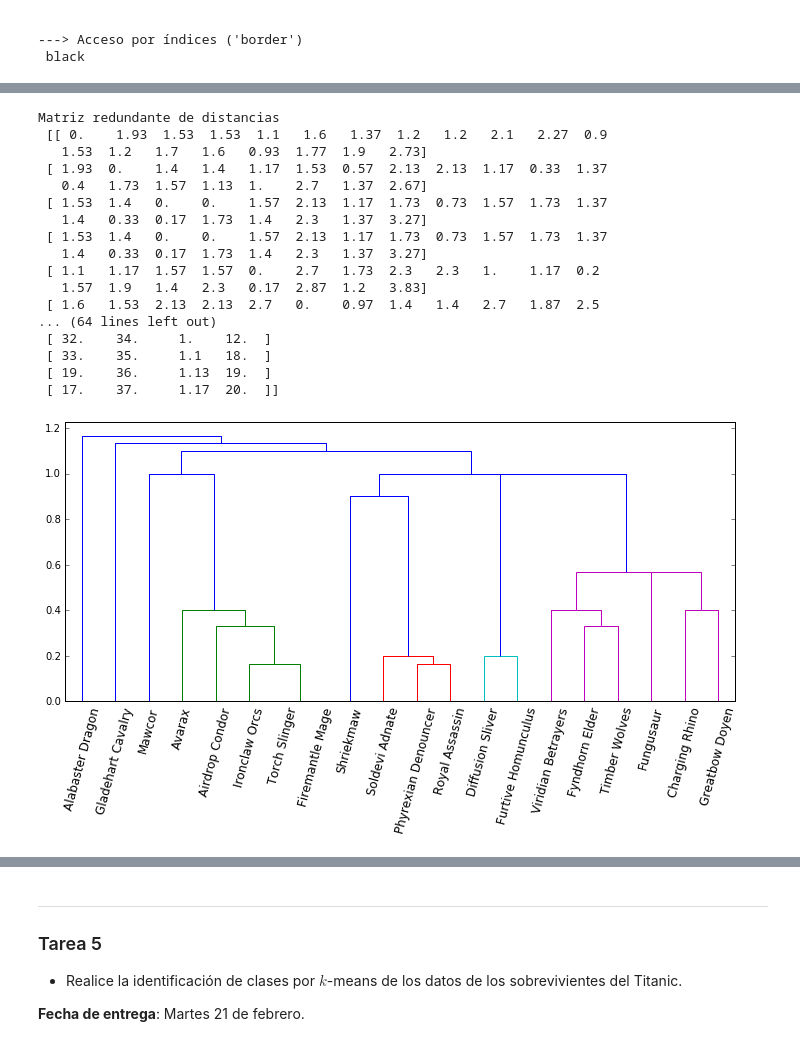
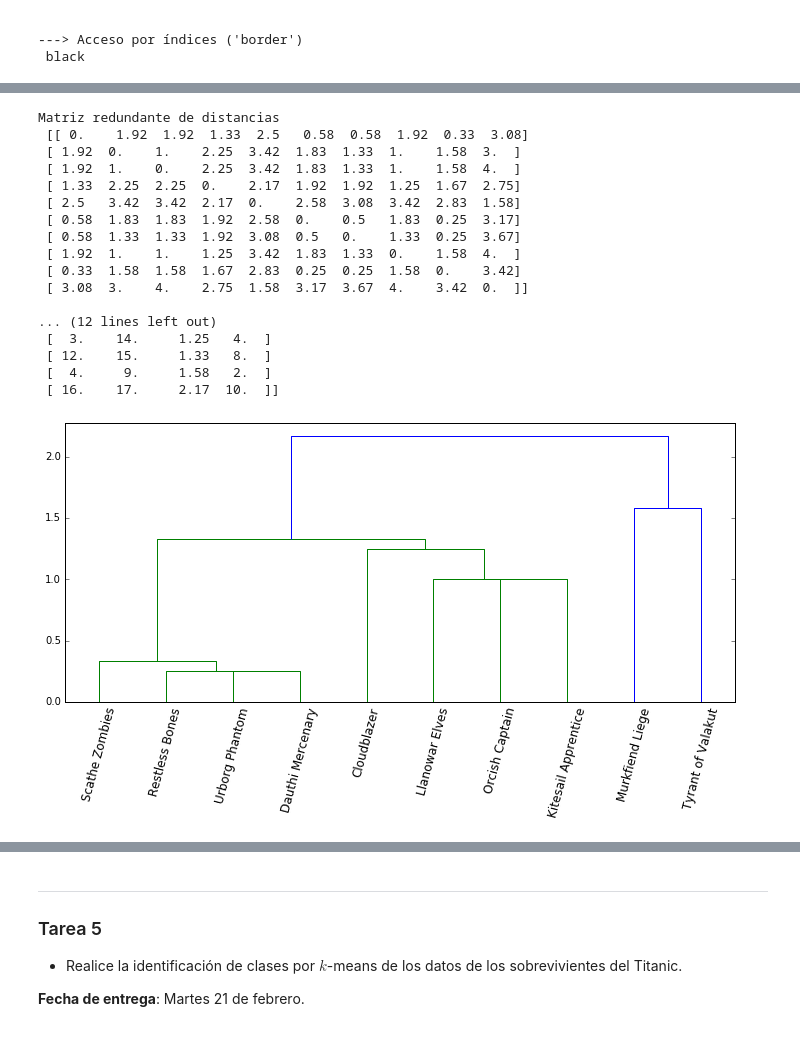
Before and after one commit to rsotoc/pattern-recognition, a Jupyter notebook: Clustering III.ipynb, the cells around one changed output, grey strips where cells are left out. Cells and saved outputs as stored; diff of their text form; code cells hidden in the pictures.

```diff
--- a/Clustering III.ipynb
+++ b/Clustering III.ipynb
@@ -1500,19 +1500,20 @@ for col in raw.columns.values:
     mtg.append(release)
 mtg = pd.concat(mtg)
 
-#Elimnar datos con valores nulos y tomar una muestra
-mtg = mtg.dropna().sample(20)
-
 #Convertir 'power' y 'toughness' a valores numéricos
 mtg[['power','toughness']] = mtg[['power','toughness']].apply(pd.to_numeric, errors='coerce')
+
+#Eliminar datos con valores nulos
+mtg = mtg.dropna()
 
 #Convertir 'colors' y 'types' a su primer valor
 f = lambda x: x[0]
 mtg['colors'] = mtg['colors'].map(f)
 mtg['types'] = mtg['types'].map(f)
 
-#Describir nuevos datos
-print(mtg.head(10))
-print(mtg.describe())
+#Tomar una muestra y describir los datos
+mtgs = mtg.sample(10)
+print(mtgs)
+print(mtgs.describe())
 # %% [output]
                     name colors     types  cmc  power  toughness
@@ -1538,52 +1539,52 @@ max     7.000000   6.000000   6.000000
 # %%
 def gower(u, v, R):
     suma = 0
     if (u["colors"] != v["colors"]):
         suma += 1
     if (u["types"] != v["types"]):
         suma += 1
     suma += np.abs(u["cmc"] - v["cmc"])/R['cmc']
     suma += np.abs(u["power"] - v["power"])/R['power']
     suma += np.abs(u["toughness"] - v["toughness"])/R['toughness']
     return suma
 
-dm = np.zeros((mtg['cmc'].count(), mtg['cmc'].count()))
-R = mtg[['cmc', 'power','toughness']].max() - mtg[['cmc', 'power','toughness']].min()
+dms = np.zeros((mtgs['cmc'].count(), mtgs['cmc'].count()))
+Rs = mtgs[['cmc', 'power','toughness']].max() - mtgs[['cmc', 'power','toughness']].min()
 x = 0
-for iu, u in mtg.iterrows():
+for iu, u in mtgs.iterrows():
     y = 0
-    for iv, v in mtg.iterrows():
-        dm[x][y] = gower(u, v, R)
+    for iv, v in mtgs.iterrows():
+        dms[x][y] = gower(u, v, Rs)
         y += 1
     x += 1
-print("\nMatriz redundante de distancias\n", dm)
+print("\nMatriz redundante de distancias\n", dms)
 
 #Convertir a matriz condensada
-cdm = distance.squareform(dm)
+cdm = distance.squareform(dms)
 print('\nMatriz condensada\n', cdm)
 
 ZM = linkage(cdm, 'single')
 print("\nEnlazamientos simples\n", ZM)
 
 plt.figure(figsize=(12, 5))
-dendrogram(ZM, labels = mtg["name"].tolist(), leaf_rotation=75)
+dendrogram(ZM, labels = mtgs["name"].tolist(), leaf_rotation=75)
 plt.show()
 # %% [output]
 Matriz redundante de distancias
- [[ 0.    1.93  1.53  1.53  1.1   1.6   1.37  1.2   1.2   2.1   2.27  0.9
-   1.53  1.2   1.7   1.6   0.93  1.77  1.9   2.73]
- [ 1.93  0.    1.4   1.4   1.17  1.53  0.57  2.13  2.13  1.17  0.33  1.37
-   0.4   1.73  1.57  1.13  1.    2.7   1.37  2.67]
- [ 1.53  1.4   0.    0.    1.57  2.13  1.17  1.73  0.73  1.57  1.73  1.37
-   1.4   0.33  0.17  1.73  1.4   2.3   1.37  3.27]
- [ 1.53  1.4   0.    0.    1.57  2.13  1.17  1.73  0.73  1.57  1.73  1.37
-   1.4   0.33  0.17  1.73  1.4   2.3   1.37  3.27]
- [ 1.1   1.17  1.57  1.57  0.    2.7   1.73  2.3   2.3   1.    1.17  0.2
-   1.57  1.9   1.4   2.3   0.17  2.87  1.2   3.83]
- [ 1.6   1.53  2.13  2.13  2.7   0.    0.97  1.4   1.4   2.7   1.87  2.5
-... (64 lines left out)
- [ 32.    34.     1.    12.  ]
- [ 33.    35.     1.1   18.  ]
- [ 19.    36.     1.13  19.  ]
- [ 17.    37.     1.17  20.  ]]
+ [[ 0.    1.92  1.92  1.33  2.5   0.58  0.58  1.92  0.33  3.08]
+ [ 1.92  0.    1.    2.25  3.42  1.83  1.33  1.    1.58  3.  ]
+ [ 1.92  1.    0.    2.25  3.42  1.83  1.33  1.    1.58  4.  ]
+ [ 1.33  2.25  2.25  0.    2.17  1.92  1.92  1.25  1.67  2.75]
+ [ 2.5   3.42  3.42  2.17  0.    2.58  3.08  3.42  2.83  1.58]
+ [ 0.58  1.83  1.83  1.92  2.58  0.    0.5   1.83  0.25  3.17]
+ [ 0.58  1.33  1.33  1.92  3.08  0.5   0.    1.33  0.25  3.67]
+ [ 1.92  1.    1.    1.25  3.42  1.83  1.33  0.    1.58  4.  ]
+ [ 0.33  1.58  1.58  1.67  2.83  0.25  0.25  1.58  0.    3.42]
+ [ 3.08  3.    4.    2.75  1.58  3.17  3.67  4.    3.42  0.  ]]
+
+... (12 lines left out)
+ [  3.    14.     1.25   4.  ]
+ [ 12.    15.     1.33   8.  ]
+ [  4.     9.     1.58   2.  ]
+ [ 16.    17.     2.17  10.  ]]
-[figure, old version]
+[figure, new version]
```
Also changed, not shown: parts of 5 cells of this notebook, 5 other files.
